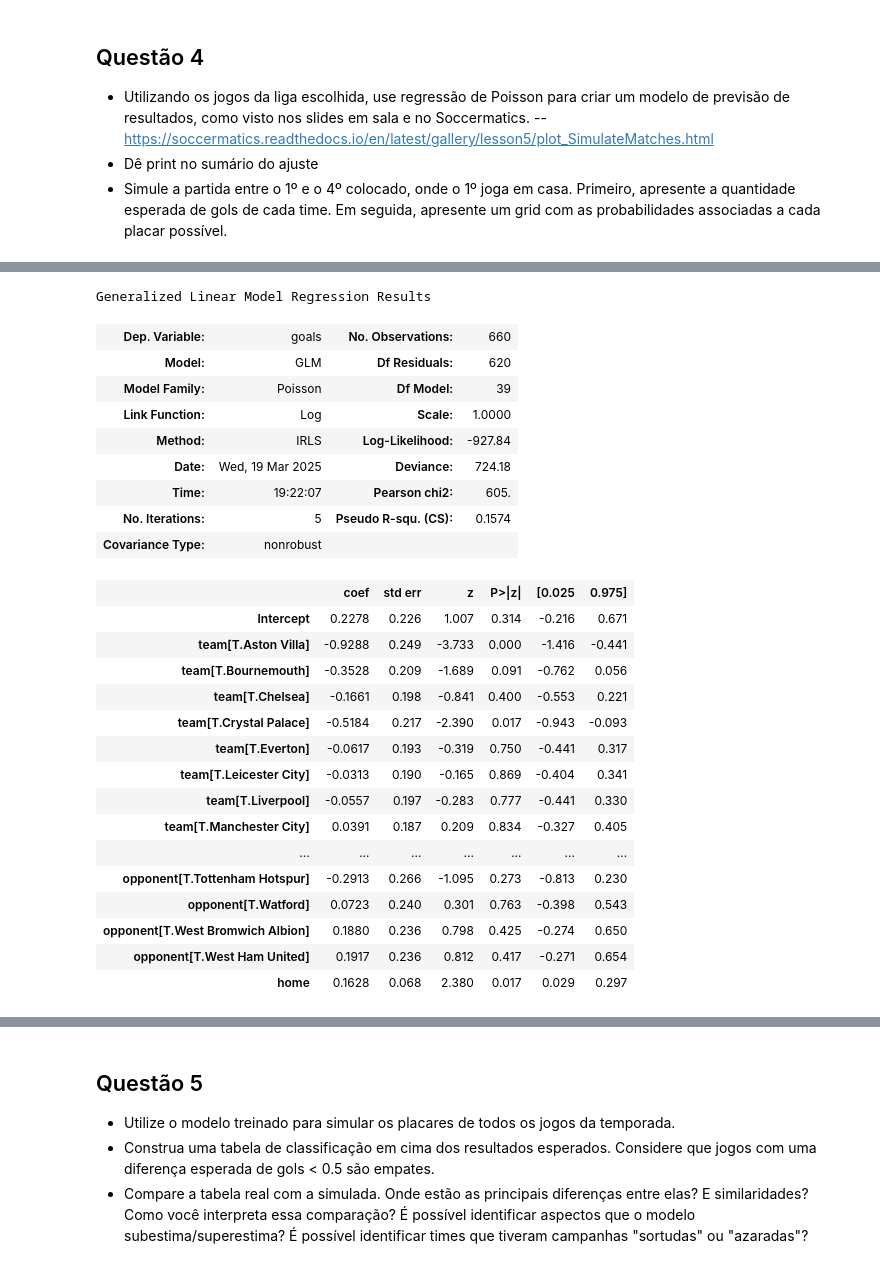
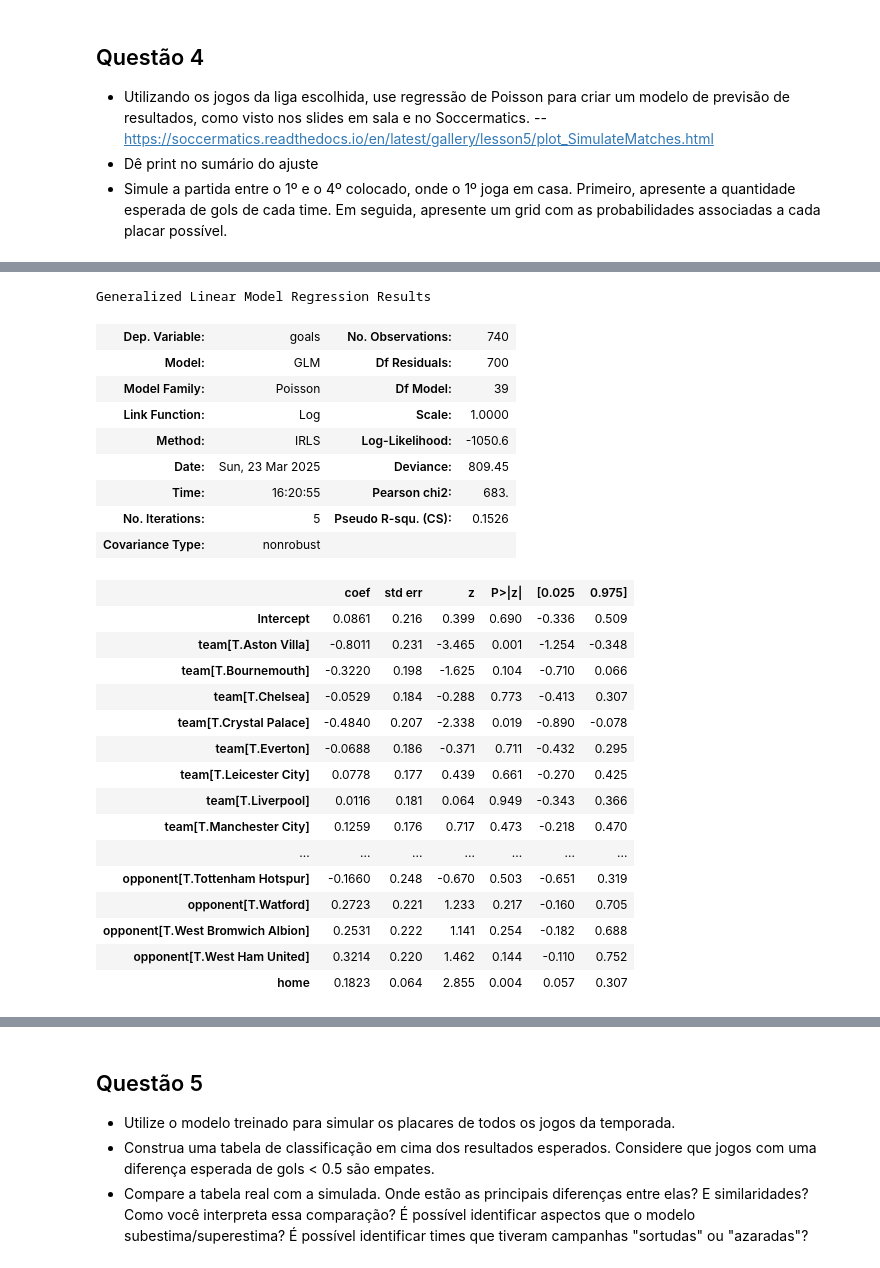
Before and after one commit to juliogdomingues/cdaf_ufmg, a Jupyter notebook: At1/tp1.ipynb, the cells around one changed output, grey strips where cells are left out. Cells and saved outputs as stored; diff of their text form; code cells hidden in the pictures.

```diff
--- a/At1/tp1.ipynb
+++ b/At1/tp1.ipynb
@@ -191,7 +319,7 @@ Nota-se menor número de gols dos times da casa e menores diferenças no placar
 - Utilizando apenas dados do campeonato selecionado, crie um dataframe que corresponda à tabela de classificação ao fim da temporada contendo o nome dos times, nº de pontos, jogos, vitórias, empates, derrotas, gols pró, gols contra e saldo de gols. Ordene a classificação por pontos, vitórias, saldo de gols e gols pró.
 - Faça o mesmo considerando apenas a primeira metade de jogos.
 # %%
-df_pl1516["Date"] = pd.to_datetime(df['Date'], format='%d/%m/%Y')
+df_pl1516.loc[:, "Date"] = pd.to_datetime(df['Date'], format='%d/%m/%Y')
 
 df_pl1516.sort_values(by="Date", ascending=True)
 # %% [output]
@@ -349,35 +410,13 @@ print(tabela_final)
 # %%
 # Faça o mesmo considerando apenas a primeira metade de jogos.
-import pandas as pd
-
-df_pl1516 = df_pl1516.rename(columns={'HomeTeam': 'HT', 'AwayTeam': 'AT', 'HomeGoals': 'HS', 'AwayGoals': 'AS'})
 # Criando a tabela final
 tabela_metade = pd.DataFrame(columns=["Team", "PTS", "J", "V", "E", "D", "GP", "GC", "SG"])
 
 # Simulando um dataframe de entrada
-df = df_pl1516.iloc[:190].reset_index(drop=True)
-
-# Função para atualizar a tabela final
-def atualizar_tabela(tabela, time, pontos, gols_pro, gols_contra, resultado):
-    if time not in tabela.index:
-        tabela.loc[time] = [time, 0, 0, 0, 0, 0, 0, 0, 0]  # Inicializa o time
-
-    # Atualiza estatísticas
-    tabela.at[time, "J"] += 1  # Jogos
-    tabela.at[time, "PTS"] += pontos  # Pontos
-    tabela.at[time, "GP"] += gols_pro  # Gols Pró
-    tabela.at[time, "GC"] += gols_contra  # Gols Contra
-    tabela.at[time, "SG"] = tabela.at[time, "GP"] - tabela.at[time, "GC"]  # Saldo de Gols
-
-    if resultado == "V":
-        tabela.at[time, "V"] += 1
-    elif resultado == "E":
-        tabela.at[time, "E"] += 1
-    elif resultado == "D":
-        tabela.at[time, "D"] += 1
+df_metade = df_pl1516.iloc[:190].reset_index(drop=True)
 
 # Processando cada jogo
-for _, row in df.iterrows():
+for _, row in df_metade.iterrows():
     # Times e gols
     time_casa, time_fora = row["HT"], row["AT"]
     gols_casa, gols_fora = row["HS"], row["AS"]
@@ -405,6 +444,7 @@ tabela_metade = tabela_metade.sort_values(by=["PTS", "V", "SG", "GP"], ascending
 
 # Resetando o índice para ficar sequencial
 tabela_metade.reset_index(drop=True, inplace=True)
+tabela_metade.index += 1
 
 # Exibir tabela final ordenada
 print(tabela_metade)
@@ -433,5 +473,5 @@ print(tabela_metade)
 - Dê print no sumário do ajuste
 - Simule a partida entre o 1º e o 4º colocado, onde o 1º joga em casa. Primeiro, apresente a quantidade esperada de gols de cada time. Em seguida, apresente um grid com as probabilidades associadas a cada placar possível.
 # %%
-df_pl1516 = df_pl1516.rename(columns={'HT': 'HomeTeam', 'AT': 'AwayTeam', 'HS': 'HomeGoals', 'AS': 'AwayGoals'})
+df_pl1516renamed = df_pl1516.rename(columns={'HT': 'HomeTeam', 'AT': 'AwayTeam', 'HS': 'HomeGoals', 'AS': 'AwayGoals'})
 # %%
@@ -448,39 +486,41 @@ df_pl1516 = df_pl1516[:-10]
+# %%
+df_pl1516renamed = df_pl1516renamed[:-10]
 # %%
-goal_model_data = pd.concat([df_pl1516[['HomeTeam','AwayTeam','HomeGoals']].assign(home=1).rename(
+goal_model_data = pd.concat([df_pl1516renamed[['HomeTeam','AwayTeam','HomeGoals']].assign(home=1).rename(
             columns={'HomeTeam':'team', 'AwayTeam':'opponent','HomeGoals':'goals'}),
-           df_pl1516[['AwayTeam','HomeTeam','AwayGoals']].assign(home=0).rename(
+           df_pl1516renamed[['AwayTeam','HomeTeam','AwayGoals']].assign(home=0).rename(
             columns={'AwayTeam':'team', 'HomeTeam':'opponent','AwayGoals':'goals'})])
 
 poisson_model = smf.glm(formula="goals ~ home + team + opponent", data=goal_model_data,
                         family=sm.families.Poisson()).fit()
 poisson_model.summary()
 # %% [output]
 Generalized Linear Model Regression Results
-| Dep. Variable: | goals | No. Observations: | 660 |
-| Model: | GLM | Df Residuals: | 620 |
+| Dep. Variable: | goals | No. Observations: | 740 |
+| Model: | GLM | Df Residuals: | 700 |
 | Model Family: | Poisson | Df Model: | 39 |
 | Link Function: | Log | Scale: | 1.0000 |
-| Method: | IRLS | Log-Likelihood: | -927.84 |
-| Date: | Wed, 19 Mar 2025 | Deviance: | 724.18 |
-| Time: | 19:22:07 | Pearson chi2: | 605. |
-| No. Iterations: | 5 | Pseudo R-squ. (CS): | 0.1574 |
+| Method: | IRLS | Log-Likelihood: | -1050.6 |
+| Date: | Sun, 23 Mar 2025 | Deviance: | 809.45 |
+| Time: | 16:20:55 | Pearson chi2: | 683. |
+| No. Iterations: | 5 | Pseudo R-squ. (CS): | 0.1526 |
 | Covariance Type: | nonrobust |  |  |
 |  | coef | std err | z | P>|z| | [0.025 | 0.975] |
-| Intercept | 0.2278 | 0.226 | 1.007 | 0.314 | -0.216 | 0.671 |
-| team[T.Aston Villa] | -0.9288 | 0.249 | -3.733 | 0.000 | -1.416 | -0.441 |
-| team[T.Bournemouth] | -0.3528 | 0.209 | -1.689 | 0.091 | -0.762 | 0.056 |
-| team[T.Chelsea] | -0.1661 | 0.198 | -0.841 | 0.400 | -0.553 | 0.221 |
-| team[T.Crystal Palace] | -0.5184 | 0.217 | -2.390 | 0.017 | -0.943 | -0.093 |
-| team[T.Everton] | -0.0617 | 0.193 | -0.319 | 0.750 | -0.441 | 0.317 |
-| team[T.Leicester City] | -0.0313 | 0.190 | -0.165 | 0.869 | -0.404 | 0.341 |
-| team[T.Liverpool] | -0.0557 | 0.197 | -0.283 | 0.777 | -0.441 | 0.330 |
-| team[T.Manchester City] | 0.0391 | 0.187 | 0.209 | 0.834 | -0.327 | 0.405 |
+| Intercept | 0.0861 | 0.216 | 0.399 | 0.690 | -0.336 | 0.509 |
+| team[T.Aston Villa] | -0.8011 | 0.231 | -3.465 | 0.001 | -1.254 | -0.348 |
+| team[T.Bournemouth] | -0.3220 | 0.198 | -1.625 | 0.104 | -0.710 | 0.066 |
+| team[T.Chelsea] | -0.0529 | 0.184 | -0.288 | 0.773 | -0.413 | 0.307 |
+| team[T.Crystal Palace] | -0.4840 | 0.207 | -2.338 | 0.019 | -0.890 | -0.078 |
+| team[T.Everton] | -0.0688 | 0.186 | -0.371 | 0.711 | -0.432 | 0.295 |
+| team[T.Leicester City] | 0.0778 | 0.177 | 0.439 | 0.661 | -0.270 | 0.425 |
+| team[T.Liverpool] | 0.0116 | 0.181 | 0.064 | 0.949 | -0.343 | 0.366 |
+| team[T.Manchester City] | 0.1259 | 0.176 | 0.717 | 0.473 | -0.218 | 0.470 |
 | ... | ... | ... | ... | ... | ... | ... |
-| opponent[T.Tottenham Hotspur] | -0.2913 | 0.266 | -1.095 | 0.273 | -0.813 | 0.230 |
-| opponent[T.Watford] | 0.0723 | 0.240 | 0.301 | 0.763 | -0.398 | 0.543 |
-| opponent[T.West Bromwich Albion] | 0.1880 | 0.236 | 0.798 | 0.425 | -0.274 | 0.650 |
-| opponent[T.West Ham United] | 0.1917 | 0.236 | 0.812 | 0.417 | -0.271 | 0.654 |
-| home | 0.1628 | 0.068 | 2.380 | 0.017 | 0.029 | 0.297 |
+| opponent[T.Tottenham Hotspur] | -0.1660 | 0.248 | -0.670 | 0.503 | -0.651 | 0.319 |
+| opponent[T.Watford] | 0.2723 | 0.221 | 1.233 | 0.217 | -0.160 | 0.705 |
+| opponent[T.West Bromwich Albion] | 0.2531 | 0.222 | 1.141 | 0.254 | -0.182 | 0.688 |
+| opponent[T.West Ham United] | 0.3214 | 0.220 | 1.462 | 0.144 | -0.110 | 0.752 |
+| home | 0.1823 | 0.064 | 2.855 | 0.004 | 0.057 | 0.307 |
 # %%
 # Simule a partida entre o 1º e o 4º colocado, onde o 1º joga em casa.
 # Primeiro, apresente a quantidade esperada de gols de cada time.
```
Also changed, not shown: parts of 41 cells of this notebook.
